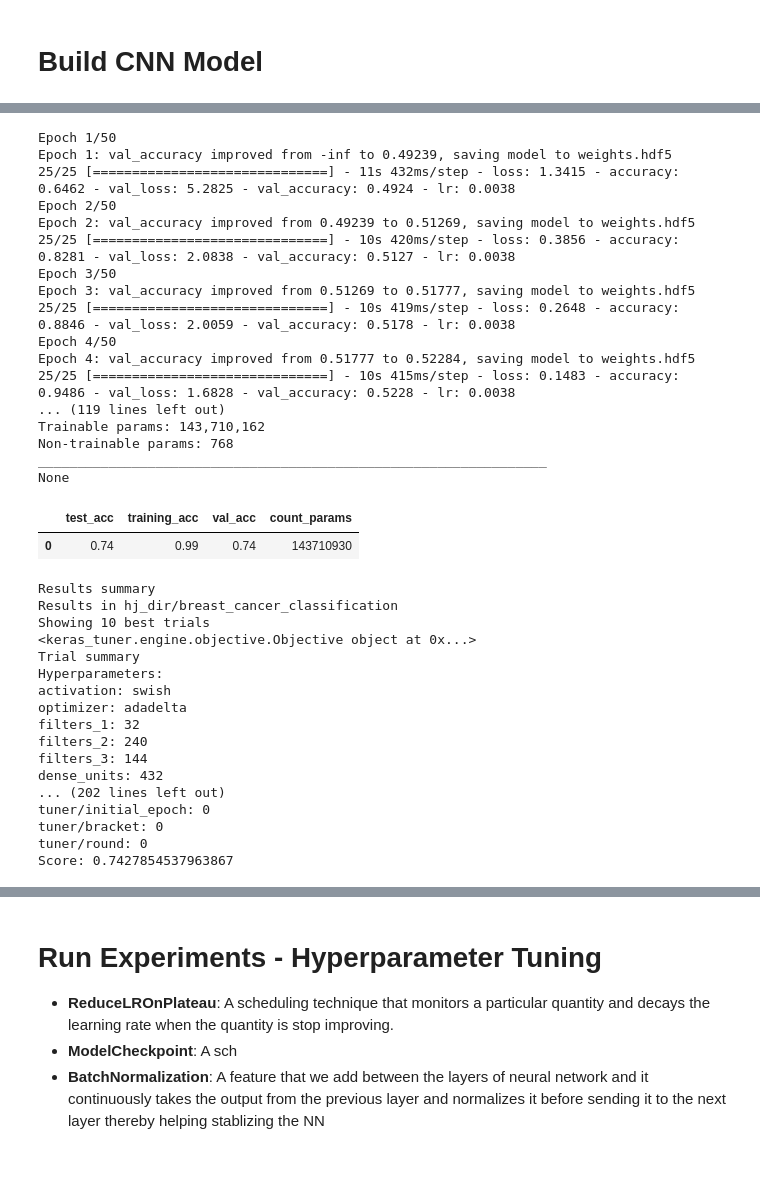
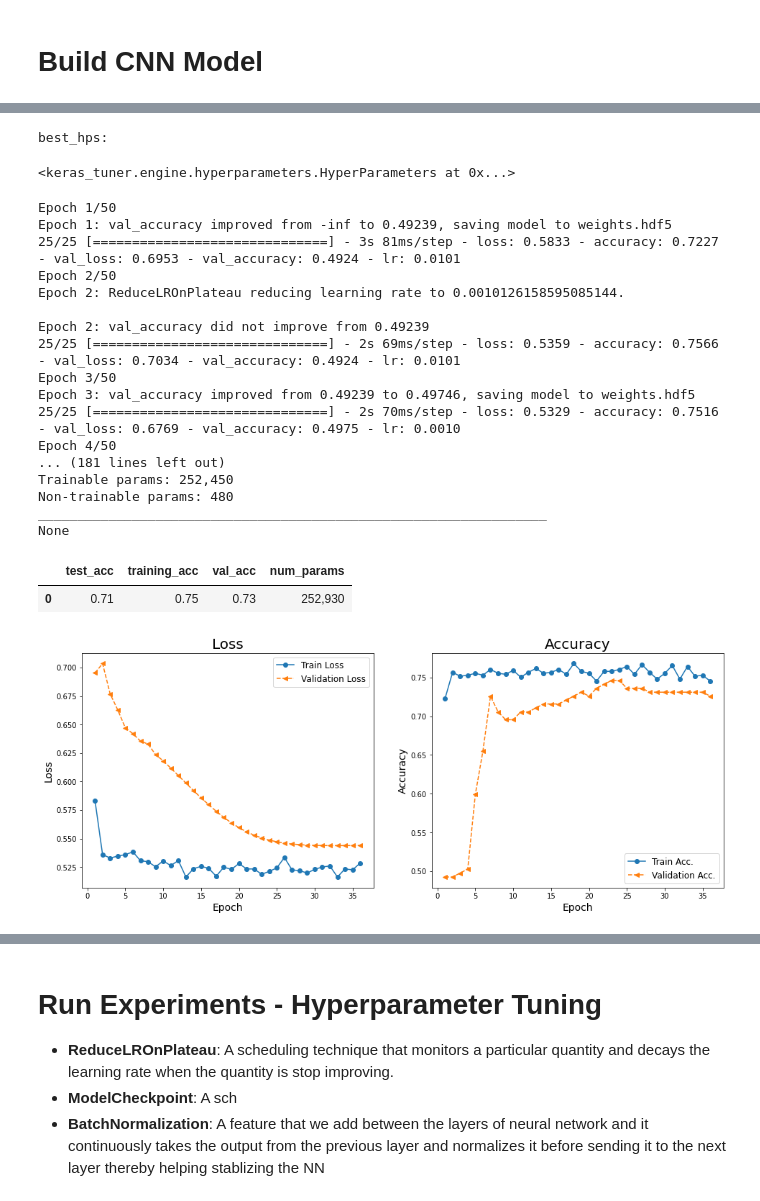
Before and after one commit to heesukjang/W207_AppliedML_Fall2022, a Jupyter notebook: Final_HyperparamTuning_ImageAug_CM_CR_ROCcurve_IDC_Prediction_heesuk.ipynb, the cells around one changed output, grey strips where cells are left out. Cells and saved outputs as stored; diff of their text form; code cells hidden in the pictures; blank space fills up the shorter version.

```diff
--- a/Final_HyperparamTuning_ImageAug_CM_CR_ROCcurve_IDC_Prediction_heesuk.ipynb
+++ b/Final_HyperparamTuning_ImageAug_CM_CR_ROCcurve_IDC_Prediction_heesuk.ipynb
@@ -519,67 +542,75 @@ tuner.get_best_hyperparameters(num_trials=1)
+# %%
+best_hps = tuner.get_best_hyperparameters(num_trials=1)[0]
+print('best_hps:\n')
+best_hps
+# %% [output]
+best_hps:
+<keras_tuner.engine.hyperparameters.HyperParameters at 0x...>
 # %%
 best_hps = tuner.get_best_hyperparameters(num_trials=1)[0]
 model = tuner.hypermodel.build(best_hps)
 
 lr_reduce = ReduceLROnPlateau(monitor='val_accuracy', factor=0.1, min_delta=0.0001, patience=1, verbose=1)
 
 file_path = 'weights.hdf5'    # save the weights and biases
 checkpoint = ModelCheckpoint(file_path, monitor='val_accuracy', verbose=1, save_best_only=True, mode='max')
 history = model.fit(train_data_generator,
                   epochs=50,
                   callbacks=[lr_reduce, checkpoint, stop_early],
                   validation_data = validation_data_generator)
-pd.DataFrame(history.history)
+# pd.DataFrame(history.history)
 
-# Test accuracy - model.evaluate
+# Plot loss and accuracy of best model on every epoch
+hist = history.history
+x_arr = np.arange(len(hist['loss'])) + 1
+
+fig = plt.figure(figsize=(16,6))
+ax = fig.add_subplot(1,2,1)
+ax.plot(x_arr, hist['loss'], '-o', label='Train Loss')
+ax.plot(x_arr, hist['val_loss'], '--<', label='Validation Loss')
+ax.legend(fontsize=12)
+ax.set_xlabel('Epoch', size=14)
+ax.set_ylabel('Loss', size=14)
+ax.set_title('Loss', size=20)
+
+ax = fig.add_subplot(1,2,2)
+ax.plot(x_arr, hist['accuracy'], '-o', label='Train Acc.')
+ax.plot(x_arr, hist['val_accuracy'], '--<', label='Validation Acc.')
+ax.legend(fontsize=12)
+ax.set_xlabel('Epoch', size=14)
+ax.set_ylabel('Accuracy', size=14)
+ax.set_title('Accuracy', size=20);
+
 test_accuracy = round(model.evaluate(test_data_generator, verbose=0,
                           return_dict=True)['accuracy'], 2)
 training_accuracy = round(history.history['accuracy'][-1], 2)
 val_accuracy = round(history.history['val_accuracy'][-1], 2)
 count_params = model.count_params()
 model_summary = pd.DataFrame({'test_acc':test_accuracy,
                               'training_acc': training_accuracy,
                               'val_acc': val_accuracy,
-                              'count_params':  f'{count_params:,}', index=[0])
+                              'num_params':  f'{count_params:,}'}, index=[0])
 
 print(model.summary())
 model_summary
 # %% [output]
 Epoch 1/50
 Epoch 1: val_accuracy improved from -inf to 0.49239, saving model to weights.hdf5
-25/25 [==============================] - 11s 432ms/step - loss: 1.3415 - accuracy: 0.6462 - val_loss: 5.2825 - val_accuracy: 0.4924 - lr: 0.0038
+25/25 [==============================] - 3s 81ms/step - loss: 0.5833 - accuracy: 0.7227 - val_loss: 0.6953 - val_accuracy: 0.4924 - lr: 0.0101
 Epoch 2/50
-Epoch 2: val_accuracy improved from 0.49239 to 0.51269, saving model to weights.hdf5
-25/25 [==============================] - 10s 420ms/step - loss: 0.3856 - accuracy: 0.8281 - val_loss: 2.0838 - val_accuracy: 0.5127 - lr: 0.0038
+Epoch 2: ReduceLROnPlateau reducing learning rate to 0.0010126158595085144.
+
+Epoch 2: val_accuracy did not improve from 0.49239
+25/25 [==============================] - 2s 69ms/step - loss: 0.5359 - accuracy: 0.7566 - val_loss: 0.7034 - val_accuracy: 0.4924 - lr: 0.0101
 Epoch 3/50
-Epoch 3: val_accuracy improved from 0.51269 to 0.51777, saving model to weights.hdf5
-25/25 [==============================] - 10s 419ms/step - loss: 0.2648 - accuracy: 0.8846 - val_loss: 2.0059 - val_accuracy: 0.5178 - lr: 0.0038
+Epoch 3: val_accuracy improved from 0.49239 to 0.49746, saving model to weights.hdf5
+25/25 [==============================] - 2s 70ms/step - loss: 0.5329 - accuracy: 0.7516 - val_loss: 0.6769 - val_accuracy: 0.4975 - lr: 0.0010
 Epoch 4/50
-Epoch 4: val_accuracy improved from 0.51777 to 0.52284, saving model to weights.hdf5
-25/25 [==============================] - 10s 415ms/step - loss: 0.1483 - accuracy: 0.9486 - val_loss: 1.6828 - val_accuracy: 0.5228 - lr: 0.0038
-... (119 lines left out)
-Trainable params: 143,710,162
-Non-trainable params: 768
+... (181 lines left out)
+Trainable params: 252,450
+Non-trainable params: 480
 _________________________________________________________________
 None
-|  | test_acc | training_acc | val_acc | count_params |
-| 0 | 0.74 | 0.99 | 0.74 | 143710930 |
+|  | test_acc | training_acc | val_acc | num_params |
+| 0 | 0.71 | 0.75 | 0.73 | 252,930 |
+[figure, added]
-# %%
-tuner.results_summary()
-# %% [output]
-Results summary
-Results in hj_dir/breast_cancer_classification
-Showing 10 best trials
-<keras_tuner.engine.objective.Objective object at 0x...>
-Trial summary
-Hyperparameters:
-activation: swish
-optimizer: adadelta
-filters_1: 32
-filters_2: 240
-filters_3: 144
-dense_units: 432
-... (202 lines left out)
-tuner/initial_epoch: 0
-tuner/bracket: 0
-tuner/round: 0
-Score: 0.7427854537963867
```
Also changed, not shown: parts of 7 cells of this notebook.
